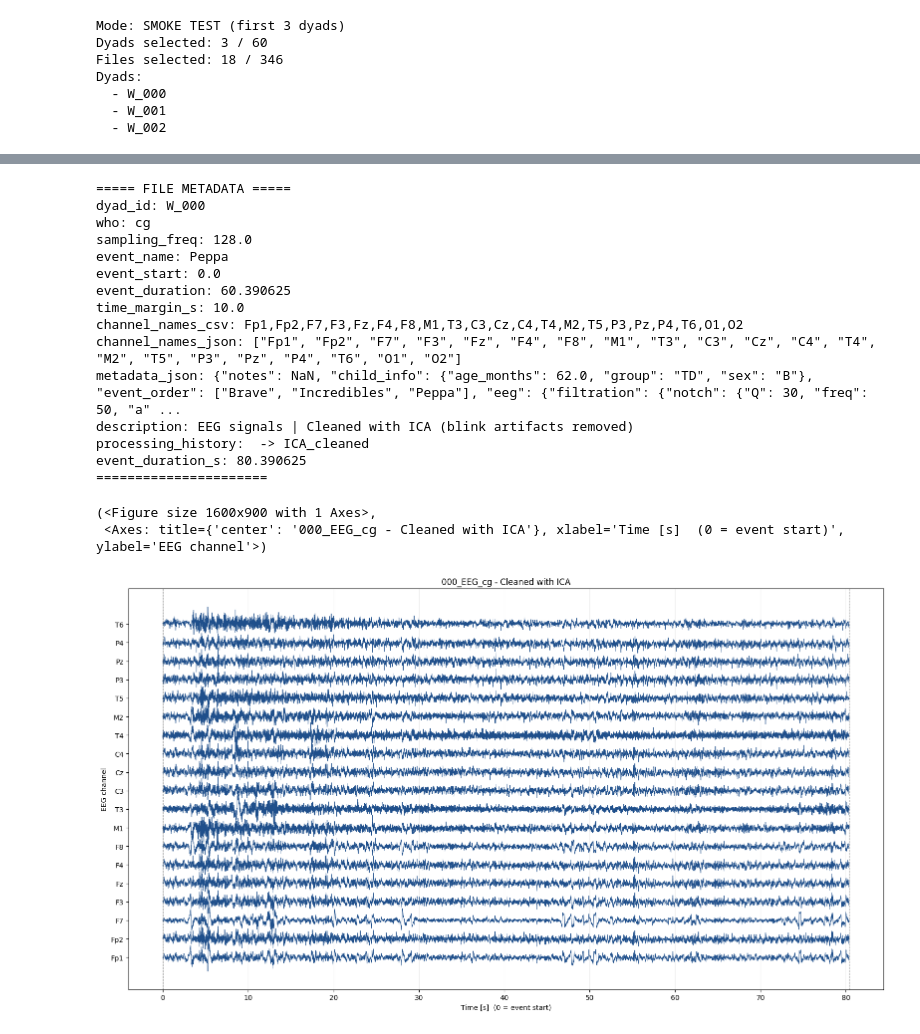
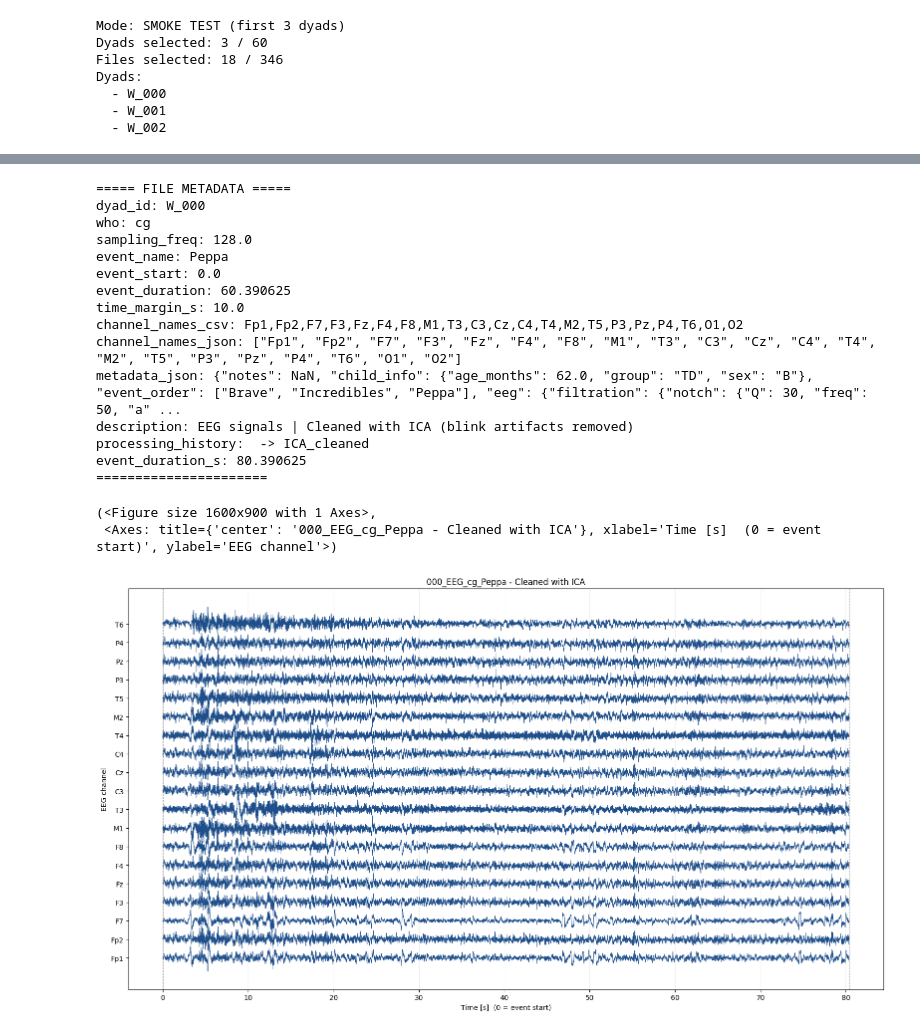
Before and after one commit to SYNCC-IN/hyperscanning-signal-analysis, a Jupyter notebook: scripts/ICA_preprocessing.ipynb, the cells around one changed output, grey strips where cells are left out. Cells and saved outputs as stored; diff of their text form; code cells hidden in the pictures.

```diff
--- a/scripts/ICA_preprocessing.ipynb
+++ b/scripts/ICA_preprocessing.ipynb
@@ -171,33 +156,33 @@ with xr.open_dataarray(ncdf_path) as da:
     signals = da.values.T.copy()
     time_s = da.coords['time'].values.copy()
     channel_names = da.coords['channel'].values.tolist()
 
     fs = float(da.attrs['sampling_freq'])
     event_duration_s = float(da.attrs['event_duration_s'])
 
 plot_loaded_eeg_signals(
     time_s=time_s,
     signals=signals,
     channel_names=channel_names,
     event_duration_s=event_duration_s,
-    title=f"{'_'.join(file.split('_')[1:4])} - Cleaned with ICA"
+    title=f"{'_'.join(file.split('_')[1:5])} - Cleaned with ICA"
 )
 # %% [output]
 ===== FILE METADATA =====
 dyad_id: W_000
 who: cg
 sampling_freq: 128.0
 event_name: Peppa
 event_start: 0.0
 event_duration: 60.390625
 time_margin_s: 10.0
 channel_names_csv: Fp1,Fp2,F7,F3,Fz,F4,F8,M1,T3,C3,Cz,C4,T4,M2,T5,P3,Pz,P4,T6,O1,O2
 channel_names_json: ["Fp1", "Fp2", "F7", "F3", "Fz", "F4", "F8", "M1", "T3", "C3", "Cz", "C4", "T4", "M2", "T5", "P3", "Pz", "P4", "T6", "O1", "O2"]
 metadata_json: {"notes": NaN, "child_info": {"age_months": 62.0, "group": "TD", "sex": "B"}, "event_order": ["Brave", "Incredibles", "Peppa"], "eeg": {"filtration": {"notch": {"Q": 30, "freq": 50, "a" ...
 description: EEG signals | Cleaned with ICA (blink artifacts removed)
 processing_history:  -> ICA_cleaned
 event_duration_s: 80.390625
 ======================
 (<Figure size 1600x900 with 1 Axes>,
- <Axes: title={'center': '000_EEG_cg - Cleaned with ICA'}, xlabel='Time [s]  (0 = event start)', ylabel='EEG channel'>)
+ <Axes: title={'center': '000_EEG_cg_Peppa - Cleaned with ICA'}, xlabel='Time [s]  (0 = event start)', ylabel='EEG channel'>)
-[figure, old version]
+[figure, new version]
```
Also changed, not shown: parts of 3 cells of this notebook, 1 other file.
